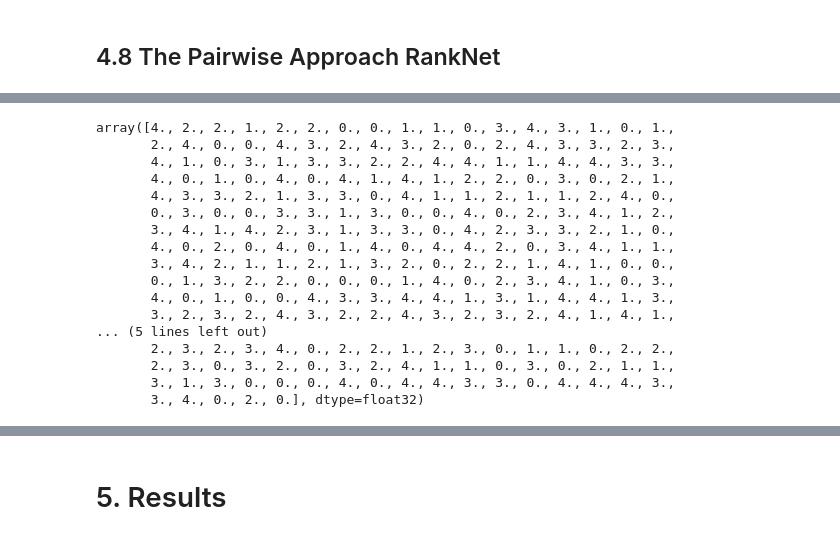
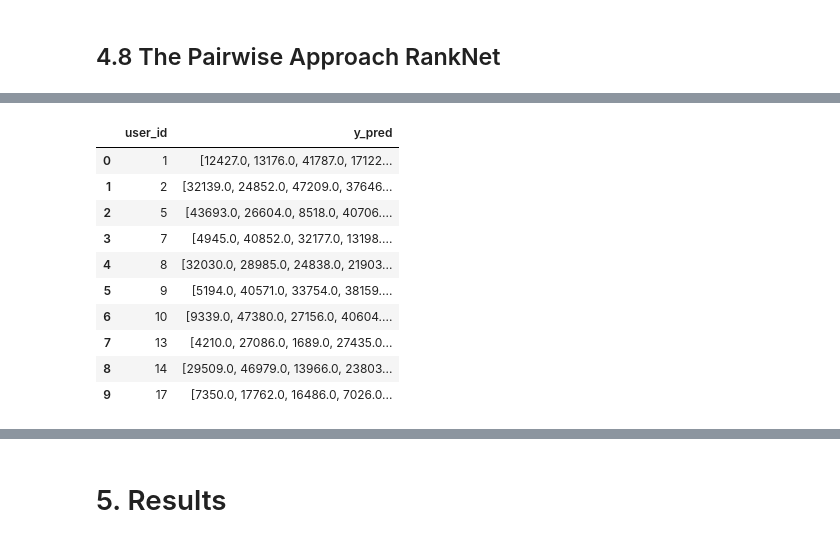
Before and after one commit to ArtemBoltaev/ArtemBoltaev-recsys_course_epam, a Jupyter notebook: notebooks/instacart/models.ipynb, the cells around one changed output, grey strips where cells are left out. Drawn from its saved outputs; the diff is of its cells as text; code cells hidden in the pictures.

```diff
--- a/notebooks/instacart/models.ipynb
+++ b/notebooks/instacart/models.ipynb
@@ -610,7 +636,11 @@ def get_recommendations_association_rules(df_train, n_rec, user_id):
 
     df_ = df_train[df_train["user_id"] == user_id]
 
-    orders_train_ = pd.DataFrame(df_.groupby(['order_id'])['product_id'].apply(list).reset_index(name='order_list'))
+    orders_train_ = pd.DataFrame(
+        df_.groupby(["order_id"])["product_id"]
+        .apply(list)
+        .reset_index(name="order_list")
+    )
 
     # instantiate a transaction encoder
     my_transactionencoder = TransactionEncoder()
@@ -622,7 +652,9 @@ def get_recommendations_association_rules(df_train, n_rec, user_id):
     encoded_transactions = my_transactionencoder.transform(orders_train_.order_list)
 
     # convert the array of encoded transactions into a dataframe
-    encoded_transactions_df = pd.DataFrame(encoded_transactions, columns=my_transactionencoder.columns_)
+    encoded_transactions_df = pd.DataFrame(
+        encoded_transactions, columns=my_transactionencoder.columns_
+    )
 
     # compute the frequent itemsets using fpgriowth from mlxtend
     frequent_itemsets = fpgrowth(
@@ -638,7 +670,9 @@ def get_recommendations_association_rules(df_train, n_rec, user_id):
         # Compute the association rules based on the frequent itemsets
         rules = association_rules(frequent_itemsets)
 
-        recom_list = rules.sort_values(by="support", ascending=False)['antecedents'].iloc[:n_rec]
+        recom_list = rules.sort_values(by="support", ascending=False)[
+            "antecedents"
+        ].iloc[:n_rec]
 
         if len(recom_list) == 0:
             recom_list2 = [24852]
@@ -809,20 +889,0 @@ array([[0.16039066, 0.90398651, 0.66910884, ..., 0.75539632, 0.65956681,
-# %%
-doc_scores
-# %% [output]
-array([4., 2., 2., 1., 2., 2., 0., 0., 1., 1., 0., 3., 4., 3., 1., 0., 1.,
-       2., 4., 0., 0., 4., 3., 2., 4., 3., 2., 0., 2., 4., 3., 3., 2., 3.,
-       4., 1., 0., 3., 1., 3., 3., 2., 2., 4., 4., 1., 1., 4., 4., 3., 3.,
-       4., 0., 1., 0., 4., 0., 4., 1., 4., 1., 2., 2., 0., 3., 0., 2., 1.,
-       4., 3., 3., 2., 1., 3., 3., 0., 4., 1., 1., 2., 1., 1., 2., 4., 0.,
-       0., 3., 0., 0., 3., 3., 1., 3., 0., 0., 4., 0., 2., 3., 4., 1., 2.,
-       3., 4., 1., 4., 2., 3., 1., 3., 3., 0., 4., 2., 3., 3., 2., 1., 0.,
-       4., 0., 2., 0., 4., 0., 1., 4., 0., 4., 4., 2., 0., 3., 4., 1., 1.,
-       3., 4., 2., 1., 1., 2., 1., 3., 2., 0., 2., 2., 1., 4., 1., 0., 0.,
-       0., 1., 3., 2., 2., 0., 0., 0., 1., 4., 0., 2., 3., 4., 1., 0., 3.,
-       4., 0., 1., 0., 0., 4., 3., 3., 4., 4., 1., 3., 1., 4., 4., 1., 3.,
-       3., 2., 3., 2., 4., 3., 2., 2., 4., 3., 2., 3., 2., 4., 1., 4., 1.,
-... (5 lines left out)
-       2., 3., 2., 3., 4., 0., 2., 2., 1., 2., 3., 0., 1., 1., 0., 2., 2.,
-       2., 3., 0., 3., 2., 0., 3., 2., 4., 1., 1., 0., 3., 0., 2., 1., 1.,
-       3., 1., 3., 0., 0., 0., 4., 0., 4., 4., 3., 3., 0., 4., 4., 4., 3.,
-       3., 4., 0., 2., 0.], dtype=float32)
@@ -828,0 +926,29 @@ array([4., 2., 2., 1., 2., 2., 0., 0., 1., 1., 0., 3., 4., 3., 1., 0., 1.,
+# %%
+recommendations_pred_RankNet = []
+num_users = 500  # TODO it was done for increasing speed of the code, but it should be removede later
+
+for user in tqdm(test_user_id_list[:num_users], leave=False):
+    df_RankNet_test_sub = df_RankNet_infer[
+        df_RankNet_infer["query_id"] == user
+    ].reset_index()
+    train_product_id_list_sorted = bubble_sort(df_RankNet_test_sub, ranknet)
+    train_product_id_list_sorted = train_product_id_list_sorted[:n_rec]
+    recommendations_pred_RankNet.append(train_product_id_list_sorted)
+# %%
+y_pred_RankNet = y_true["user_id"].iloc[:num_users]
+y_pred_RankNet = pd.DataFrame(y_pred_RankNet)
+y_pred_RankNet["y_pred"] = pd.DataFrame(
+    recommendations_pred_RankNet).values.tolist()
+y_pred_RankNet.head(10)
+# %% [output]
+|  | user_id | y_pred |
+| 0 | 1 | [12427.0, 13176.0, 41787.0, 17122... |
+| 1 | 2 | [32139.0, 24852.0, 47209.0, 37646... |
+| 2 | 5 | [43693.0, 26604.0, 8518.0, 40706.... |
+| 3 | 7 | [4945.0, 40852.0, 32177.0, 13198.... |
+| 4 | 8 | [32030.0, 28985.0, 24838.0, 21903... |
+| 5 | 9 | [5194.0, 40571.0, 33754.0, 38159.... |
+| 6 | 10 | [9339.0, 47380.0, 27156.0, 40604.... |
+| 7 | 13 | [4210.0, 27086.0, 1689.0, 27435.0... |
+| 8 | 14 | [29509.0, 46979.0, 13966.0, 23803... |
+| 9 | 17 | [7350.0, 17762.0, 16486.0, 7026.0... |
```
Also changed, not shown: parts of 22 cells of this notebook.
